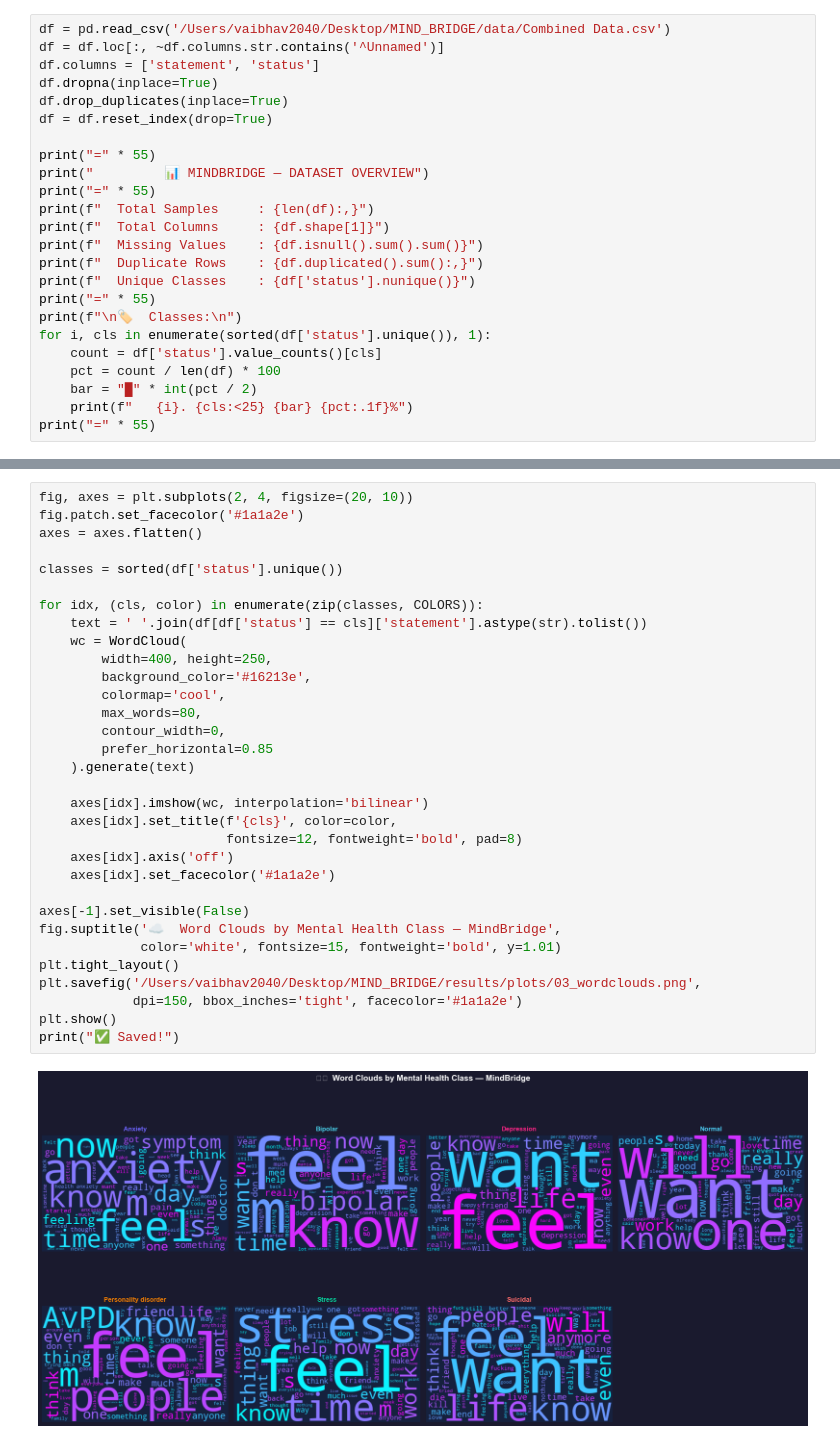
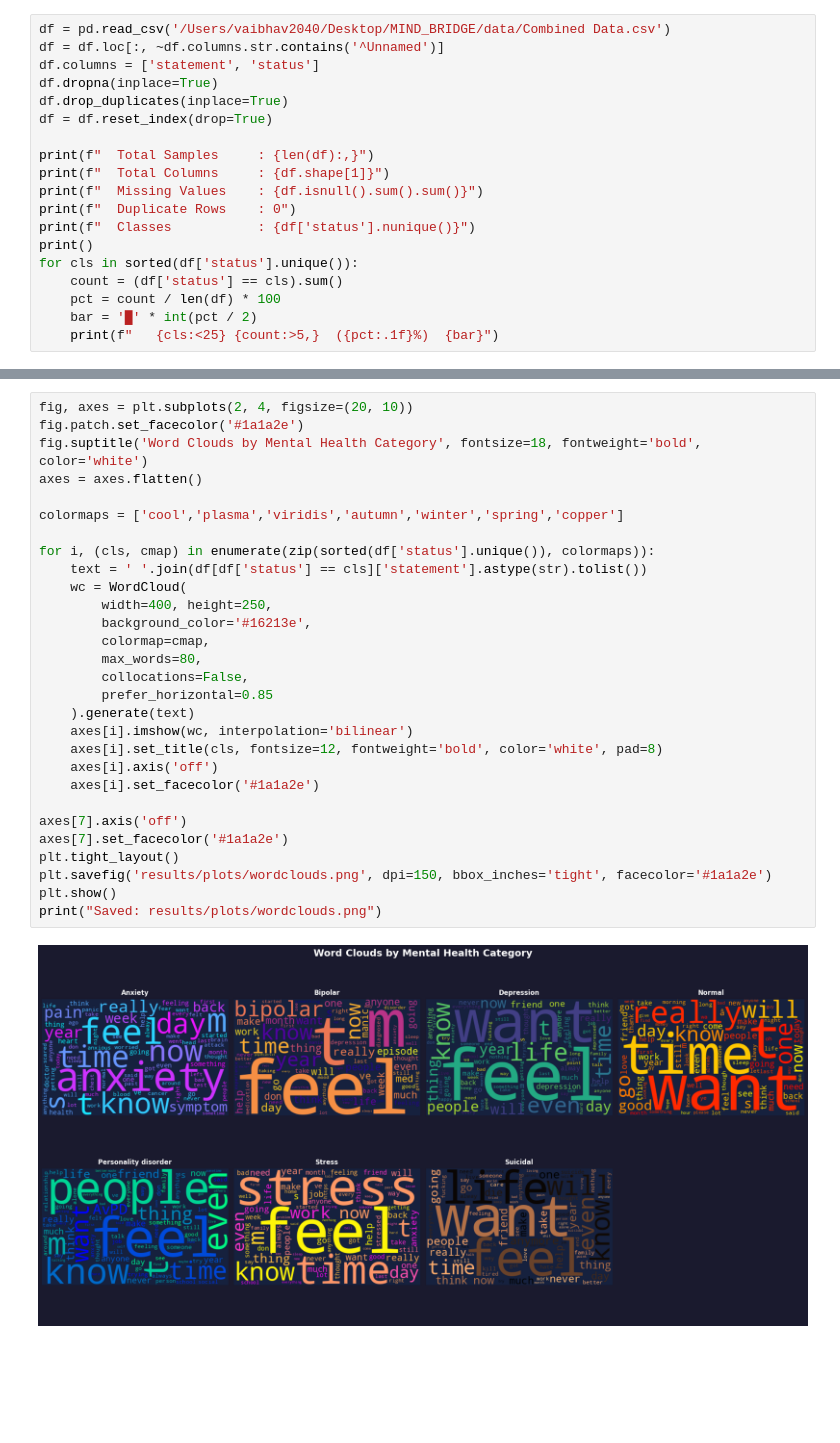
Before and after one commit to Vaibhav2040/MindBridge, a Jupyter notebook: notebooks/01_EDA.ipynb, the cells around one changed output, grey strips where cells are left out. Saved outputs shown, nothing was run; the diff lists cells and outputs as text; blank space fills up the shorter version.

Commit message:
Add complete MindBridge project - notebooks, models, Streamlit app, README

```diff
--- a/notebooks/01_EDA.ipynb
+++ b/notebooks/01_EDA.ipynb
@@ -39,20 +44,15 @@ df.dropna(inplace=True)
 df.drop_duplicates(inplace=True)
 df = df.reset_index(drop=True)
 
-print("=" * 55)
-print("         📊 MINDBRIDGE — DATASET OVERVIEW")
-print("=" * 55)
 print(f"  Total Samples     : {len(df):,}")
 print(f"  Total Columns     : {df.shape[1]}")
 print(f"  Missing Values    : {df.isnull().sum().sum()}")
-print(f"  Duplicate Rows    : {df.duplicated().sum():,}")
-print(f"  Unique Classes    : {df['status'].nunique()}")
-print("=" * 55)
-print(f"\n🏷️  Classes:\n")
-for i, cls in enumerate(sorted(df['status'].unique()), 1):
-    count = df['status'].value_counts()[cls]
+print(f"  Duplicate Rows    : 0")
+print(f"  Classes           : {df['status'].nunique()}")
+print()
+for cls in sorted(df['status'].unique()):
+    count = (df['status'] == cls).sum()
     pct = count / len(df) * 100
-    bar = "█" * int(pct / 2)
-    print(f"   {i}. {cls:<25} {bar} {pct:.1f}%")
-print("=" * 55)
+    bar = '█' * int(pct / 2)
+    print(f"   {cls:<25} {count:>5,}  ({pct:.1f}%)  {bar}")
 # %% [output]
@@ -217,34 +230,31 @@ print("✅ Saved!")
 # %%
 fig, axes = plt.subplots(2, 4, figsize=(20, 10))
 fig.patch.set_facecolor('#1a1a2e')
+fig.suptitle('Word Clouds by Mental Health Category', fontsize=18, fontweight='bold', color='white')
 axes = axes.flatten()
 
-classes = sorted(df['status'].unique())
+colormaps = ['cool','plasma','viridis','autumn','winter','spring','copper']
 
-for idx, (cls, color) in enumerate(zip(classes, COLORS)):
+for i, (cls, cmap) in enumerate(zip(sorted(df['status'].unique()), colormaps)):
     text = ' '.join(df[df['status'] == cls]['statement'].astype(str).tolist())
     wc = WordCloud(
         width=400, height=250,
         background_color='#16213e',
-        colormap='cool',
+        colormap=cmap,
         max_words=80,
-        contour_width=0,
+        collocations=False,
         prefer_horizontal=0.85
     ).generate(text)
+    axes[i].imshow(wc, interpolation='bilinear')
+    axes[i].set_title(cls, fontsize=12, fontweight='bold', color='white', pad=8)
+    axes[i].axis('off')
+    axes[i].set_facecolor('#1a1a2e')
 
-    axes[idx].imshow(wc, interpolation='bilinear')
-    axes[idx].set_title(f'{cls}', color=color,
-                        fontsize=12, fontweight='bold', pad=8)
-    axes[idx].axis('off')
-    axes[idx].set_facecolor('#1a1a2e')
-
-axes[-1].set_visible(False)
-fig.suptitle('☁️  Word Clouds by Mental Health Class — MindBridge',
-             color='white', fontsize=15, fontweight='bold', y=1.01)
+axes[7].axis('off')
+axes[7].set_facecolor('#1a1a2e')
 plt.tight_layout()
-plt.savefig('/Users/vaibhav2040/Desktop/MIND_BRIDGE/results/plots/03_wordclouds.png',
-            dpi=150, bbox_inches='tight', facecolor='#1a1a2e')
+plt.savefig('results/plots/wordclouds.png', dpi=150, bbox_inches='tight', facecolor='#1a1a2e')
 plt.show()
-print("✅ Saved!")
+print("Saved: results/plots/wordclouds.png")
 # %% [output]
-[figure, old version]
+[figure, new version]
```
Also changed, not shown: parts of 19 cells of this notebook, 35 other files.
